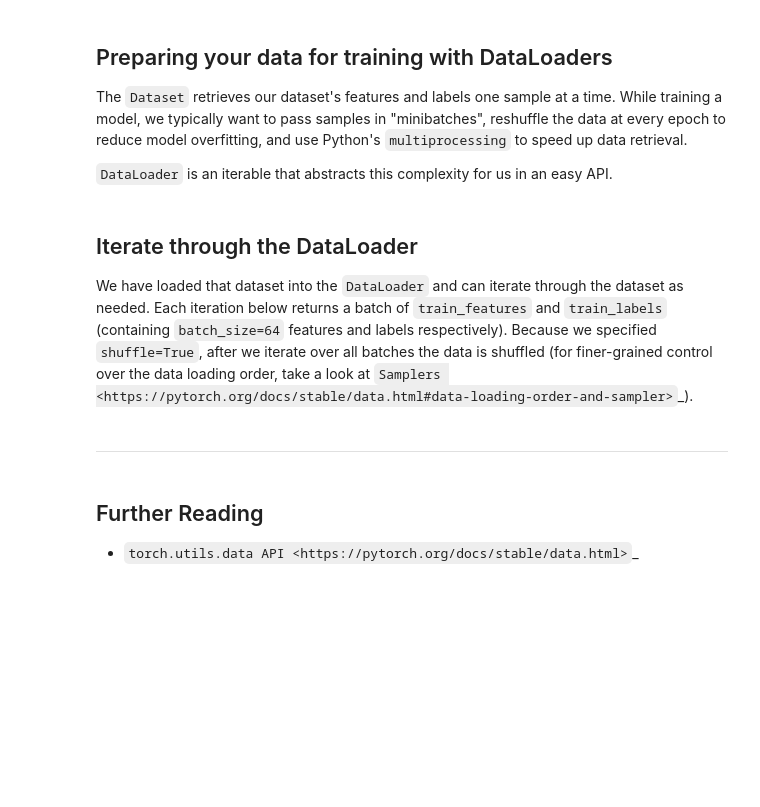
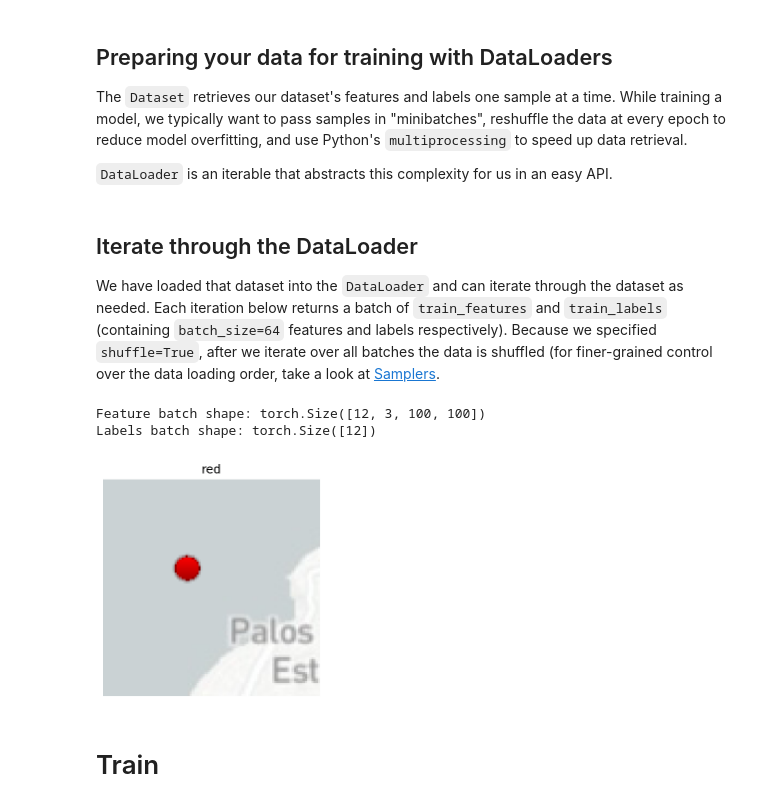
Before and after one commit to ThePieMonster/ComputerVision-MapIcons, a Jupyter notebook: PyTorch/Map_Icon_Finder.ipynb, the cells around one changed output. Saved outputs shown, nothing was run; the diff lists cells and outputs as text; code cells hidden in the pictures; blank space fills up the shorter version.

Commit message:
Fix Dataloader

```diff
--- a/PyTorch/Map_Icon_Finder.ipynb
+++ b/PyTorch/Map_Icon_Finder.ipynb
@@ -250,11 +249,14 @@ In the next sections, we'll break down what's happening in each of these functio
 #A call to Compose will return a transform function that will perform image augmentation.
 #(https://albumentations.ai/docs/getting_started/image_augmentation/)
 
+# A.CenterCrop(height=h, width=w) - all images need to be larger than the dimensions specified
+
 train_transforms = A.Compose(
     [
         #A.SmallestMaxSize(max_size=350),
         #A.ShiftScaleRotate(shift_limit=0.05, scale_limit=0.05, rotate_limit=360, p=0.5),
         #A.RandomCrop(height=256, width=256),
+        A.CenterCrop(height=100, width=100),
         #A.RGBShift(r_shift_limit=15, g_shift_limit=15, b_shift_limit=15, p=0.5),
         #A.RandomBrightnessContrast(p=0.5),
         #A.MultiplicativeNoise(multiplier=[0.5,2], per_channel=True, p=0.2),
@@ -270,6 +272,7 @@ test_transforms = A.Compose(
         #A.SmallestMaxSize(max_size=350),
         #A.CenterCrop(height=256, width=256),
         #A.Normalize(mean=(0.485, 0.456, 0.406), std=(0.229, 0.224, 0.225)),
+        A.CenterCrop(height=100, width=100),
         ToTensorV2(),
     ]
 )
@@ -330,5 +333,3 @@ class CustomImageDataset(Dataset):
 train_dataset = CustomImageDataset(train_image_paths, train_transforms)
 valid_dataset = CustomImageDataset(valid_image_paths, test_transforms) #test transforms are applied
 test_dataset = CustomImageDataset(test_image_paths, test_transforms)
-
-print(train_dataset)
@@ -410,10 +409,12 @@ speed up data retrieval.
 
 ``DataLoader`` is an iterable that abstracts this complexity for us in an easy API.
 # %%
-from torch.utils.data import DataLoader
-
-train_dataloader = DataLoader(training_data, batch_size=64, shuffle=True)
-test_dataloader = DataLoader(test_data, batch_size=64, shuffle=True)
+#######################################################
+#                  Define Dataloaders
+#######################################################
+train_dataloader = DataLoader(train_dataset, batch_size=64, shuffle=True)
+valid_dataloader = DataLoader(valid_dataset, batch_size=64, shuffle=True)
+test_dataloader = DataLoader(test_dataset, batch_size=64, shuffle=True)
 # %% [markdown]
 Iterate through the DataLoader
 --------------------------
@@ -421,20 +422,24 @@ Iterate through the DataLoader
 We have loaded that dataset into the ``DataLoader`` and can iterate through the dataset as needed.
 Each iteration below returns a batch of ``train_features`` and ``train_labels`` (containing ``batch_size=64`` features and labels respectively).
 Because we specified ``shuffle=True``, after we iterate over all batches the data is shuffled (for finer-grained control over
-the data loading order, take a look at `Samplers <https://pytorch.org/docs/stable/data.html#data-loading-order-and-sampler>`_).
+the data loading order, take a look at [Samplers](https://pytorch.org/docs/stable/data.html#data-loading-order-and-sampler).
 # %%
 # Display image and label.
 train_features, train_labels = next(iter(train_dataloader))
 print(f"Feature batch shape: {train_features.size()}")
 print(f"Labels batch shape: {train_labels.size()}")
 img = train_features[0].squeeze()
+img = img.squeeze().permute(1,2,0)
 label = train_labels[0]
+lbl = int(f"{label}")
+lbl_name = idx_to_class[lbl]
+plt.axis("off")
+plt.title(lbl_name)
 plt.imshow(img, cmap="gray")
 plt.show()
-print(f"Label: {label}")
+# %% [output]
+Feature batch shape: torch.Size([12, 3, 100, 100])
+Labels batch shape: torch.Size([12])
+[figure, added]
 # %% [markdown]
---------------
+# Train
-# %% [markdown]
-Further Reading
---------------
-- `torch.utils.data API <https://pytorch.org/docs/stable/data.html>`_
```
Also changed, not shown: parts of 6 cells of this notebook.
